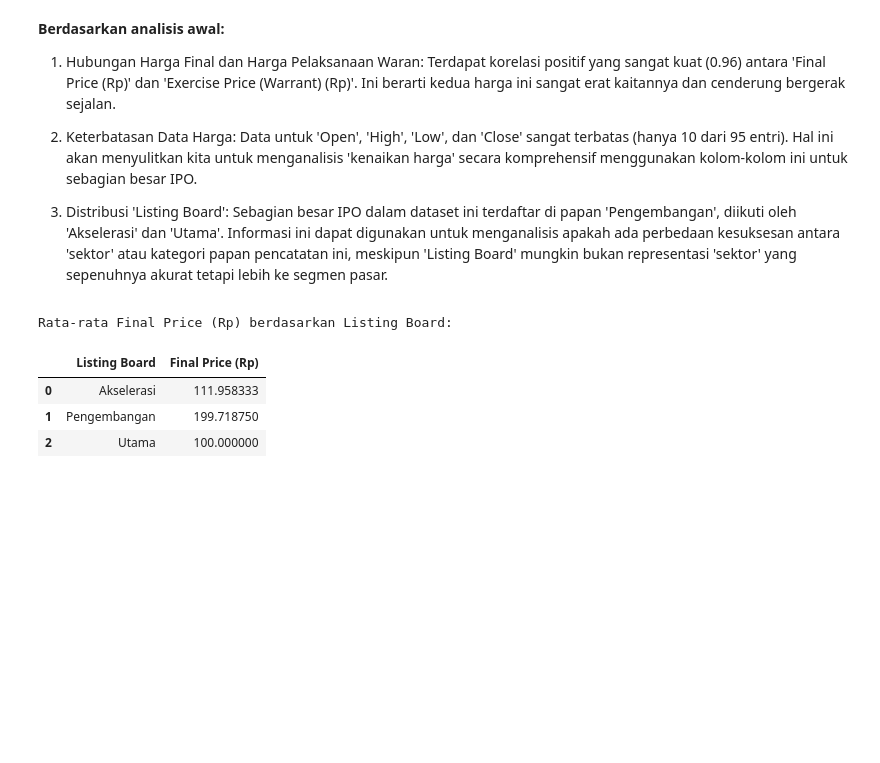
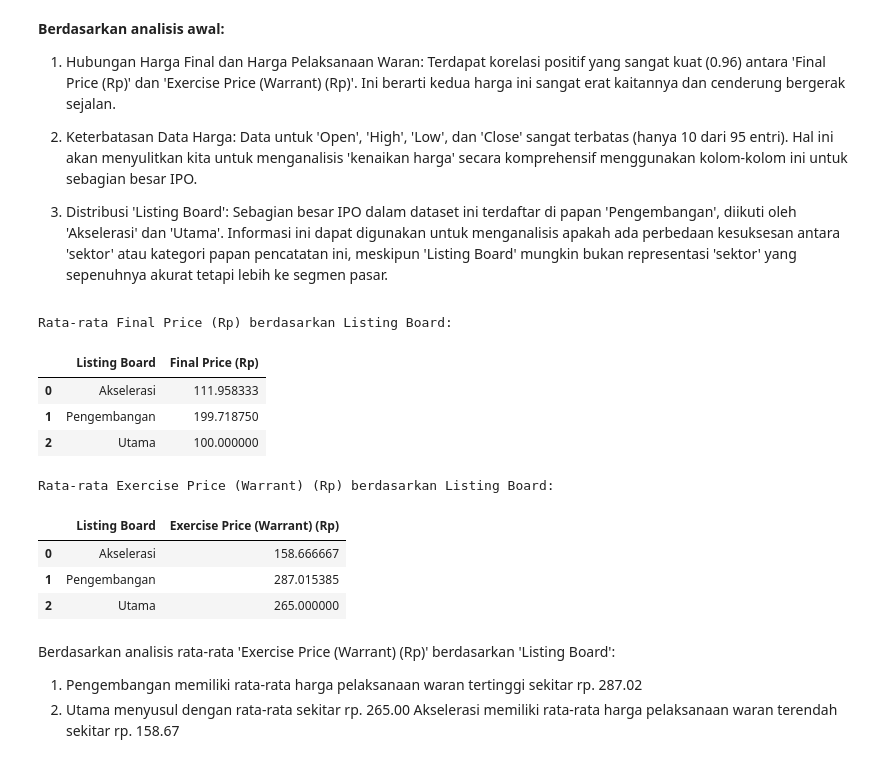
Before and after one commit to nova888/Data-Science, a Jupyter notebook: EDADataIPO.ipynb, the cells around one changed output. Saved outputs shown, nothing was run; the diff lists cells and outputs as text; code cells hidden in the pictures; blank space fills up the shorter version.

```diff
--- a/EDADataIPO.ipynb
+++ b/EDADataIPO.ipynb
@@ -99,3 +99,21 @@ Rata-rata Final Price (Rp) berdasarkan Listing Board:
 | 0 | Akselerasi | 111.958333 |
 | 1 | Pengembangan | 199.718750 |
 | 2 | Utama | 100.000000 |
+# %%
+# Hitung rata-rata 'Exercise Price (Warrant) (Rp)' berdasarkan 'Listing Board'
+average_exercise_price_by_listing_board = df.groupby('Listing Board')['Exercise Price (Warrant) (Rp)'].mean().reset_index()
+
+print("Rata-rata Exercise Price (Warrant) (Rp) berdasarkan Listing Board:")
+display(average_exercise_price_by_listing_board)
+# %% [output]
+Rata-rata Exercise Price (Warrant) (Rp) berdasarkan Listing Board:
+|  | Listing Board | Exercise Price (Warrant) (Rp) |
+| 0 | Akselerasi | 158.666667 |
+| 1 | Pengembangan | 287.015385 |
+| 2 | Utama | 265.000000 |
+# %% [markdown]
+Berdasarkan analisis rata-rata 'Exercise Price (Warrant) (Rp)' berdasarkan 'Listing Board':
+
+1. Pengembangan memiliki rata-rata harga pelaksanaan waran tertinggi sekitar rp. 287.02
+2. Utama menyusul dengan rata-rata sekitar rp. 265.00
+Akselerasi memiliki rata-rata harga pelaksanaan waran terendah sekitar rp. 158.67
```
